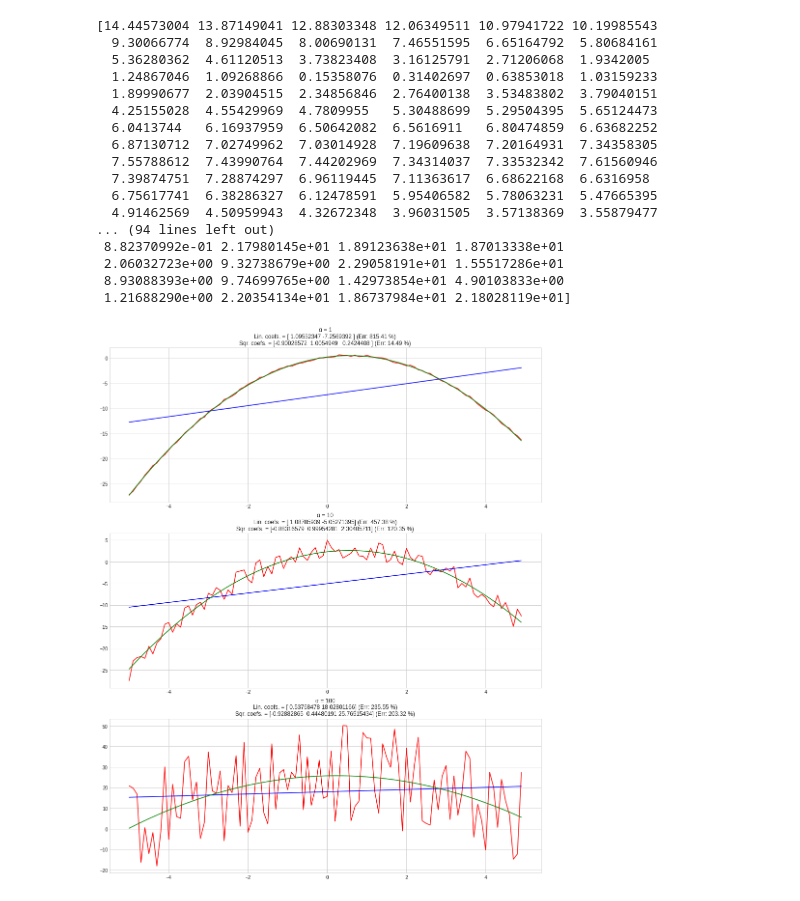
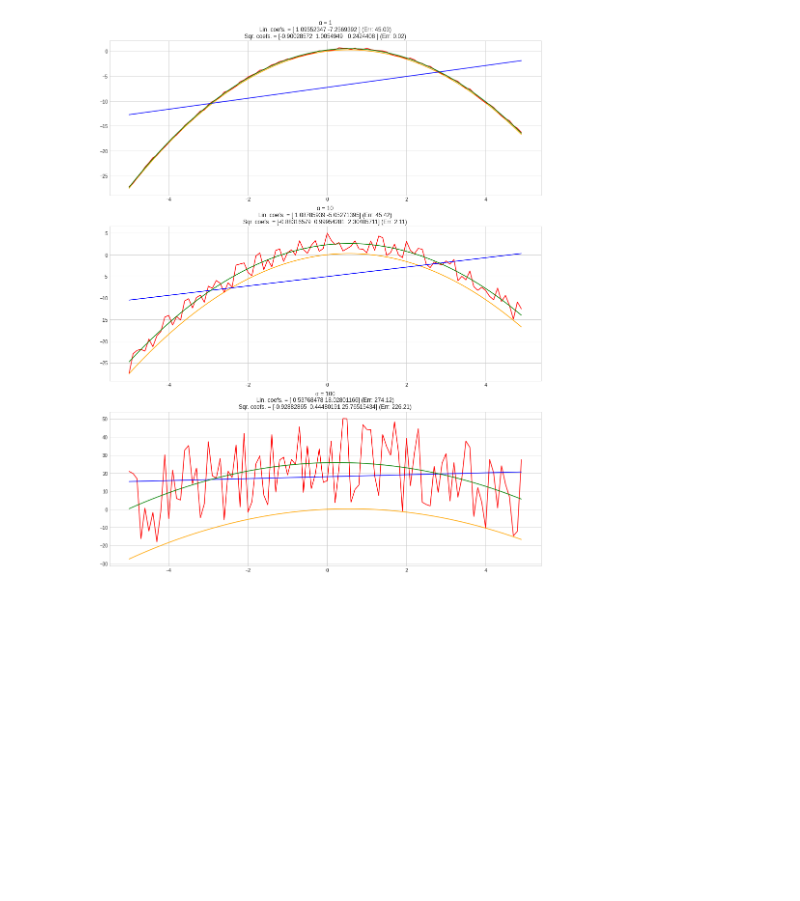
Before and after one commit to meddion/data_analysis, a Jupyter notebook: Lab_3.ipynb, the cells around one changed output. Saved outputs shown, nothing was run; the diff lists cells and outputs as text; code cells hidden in the pictures; blank space fills up the shorter version.

```diff
--- a/Lab_3.ipynb
+++ b/Lab_3.ipynb
@@ -12,6 +12,7 @@ def func_factory(α):
     return lambda x: func(x) + α * random.random()*0.5
 
 X = list(np.arange(-5, 5, 0.1))
+Y0 = [func(x) for x in X]
 Y1 = [func_factory(1)(x) for x in X]
 Y2 = [func_factory(10)(x) for x in X]
 Y3 = [func_factory(100)(x) for x in X]
@@ -28,53 +29,36 @@ def lstsq(A, y):
 
 def mse(actual, pred):
     actual, pred = np.array(actual), np.array(pred)
     return np.square(np.subtract(actual,pred)).mean()
 
 def error(actual, pred):
     actual, pred = np.array(actual), np.array(pred)
-    print(np.absolute(np.subtract(actual, pred)))
     return (np.absolute(np.subtract(actual, pred) / actual)).mean() * 100
 
 lin_apprxs, sqr_apprxs = [], []
 lin_coefs, sqr_coefs = [], []
 lin_mses, sqr_mses = [], []
 for Y in Ys:
     A_sqr = np.array([[x**2, x, 1] for x in X])
     A_lin = A_sqr[:, 1:]
     lin_coefs.append(lstsq(A_lin, Y))
     sqr_coefs.append(lstsq(A_sqr, Y))
     lin_apprxs.append([get_poli_func(lin_coefs[-1])(x) for x in X])
     sqr_apprxs.append([get_poli_func(sqr_coefs[-1])(x) for x in X])
 
-    lin_mses.append(error(Y, lin_apprxs[-1]))
-    sqr_mses.append(error(Y, sqr_apprxs[-1]))
+    lin_mses.append(mse(Y, lin_apprxs[-1]))
+    sqr_mses.append(mse(Y, sqr_apprxs[-1]))
 
 fig, axs = plt.subplots(3, figsize=(16, 20))
 
 for i in range(len(Ys)):
     axs[i].set_title("α = 1"+i*"0" +
-                     f"\nLin. coefs. = {str(lin_coefs[i])} (Err: {lin_mses[i]:.2f} %)" +
-                     f"\nSqr. coefs. = {str(sqr_coefs[i])} (Err: {sqr_mses[i]:.2f} %)")
+                     f"\nLin. coefs. = {str(lin_coefs[i])} (Err: {lin_mses[i]:.2f})" +
+                     f"\nSqr. coefs. = {str(sqr_coefs[i])} (Err: {sqr_mses[i]:.2f})")
 
+    axs[i].plot(X, Y0, color="orange")
     axs[i].plot(X, Ys[i], color="red")
     axs[i].plot(X, lin_apprxs[i], color="blue")
     axs[i].plot(X, sqr_apprxs[i], color="green")
 # %% [output]
-[14.44573004 13.87149041 12.88303348 12.06349511 10.97941722 10.19985543
-  9.30066774  8.92984045  8.00690131  7.46551595  6.65164792  5.80684161
-  5.36280362  4.61120513  3.73823408  3.16125791  2.71206068  1.9342005
-  1.24867046  1.09268866  0.15358076  0.31402697  0.63853018  1.03159233
-  1.89990677  2.03904515  2.34856846  2.76400138  3.53483802  3.79040151
-  4.25155028  4.55429969  4.7809955   5.30488699  5.29504395  5.65124473
-  6.0413744   6.16937959  6.50642082  6.5616911   6.80474859  6.63682252
-  6.87130712  7.02749962  7.03014928  7.19609638  7.20164931  7.34358305
-  7.55788612  7.43990764  7.44202969  7.34314037  7.33532342  7.61560946
-  7.39874751  7.28874297  6.96119445  7.11363617  6.68622168  6.6316958
-  6.75617741  6.38286327  6.12478591  5.95406582  5.78063231  5.47665395
-  4.91462569  4.50959943  4.32672348  3.96031505  3.57138369  3.55879477
-... (94 lines left out)
- 8.82370992e-01 2.17980145e+01 1.89123638e+01 1.87013338e+01
- 2.06032723e+00 9.32738679e+00 2.29058191e+01 1.55517286e+01
- 8.93088393e+00 9.74699765e+00 1.42973854e+01 4.90103833e+00
- 1.21688290e+00 2.20354134e+01 1.86737984e+01 2.18028119e+01]
-[figure, old version]
+[figure, new version]
```
Also changed, not shown: 1 other file.
